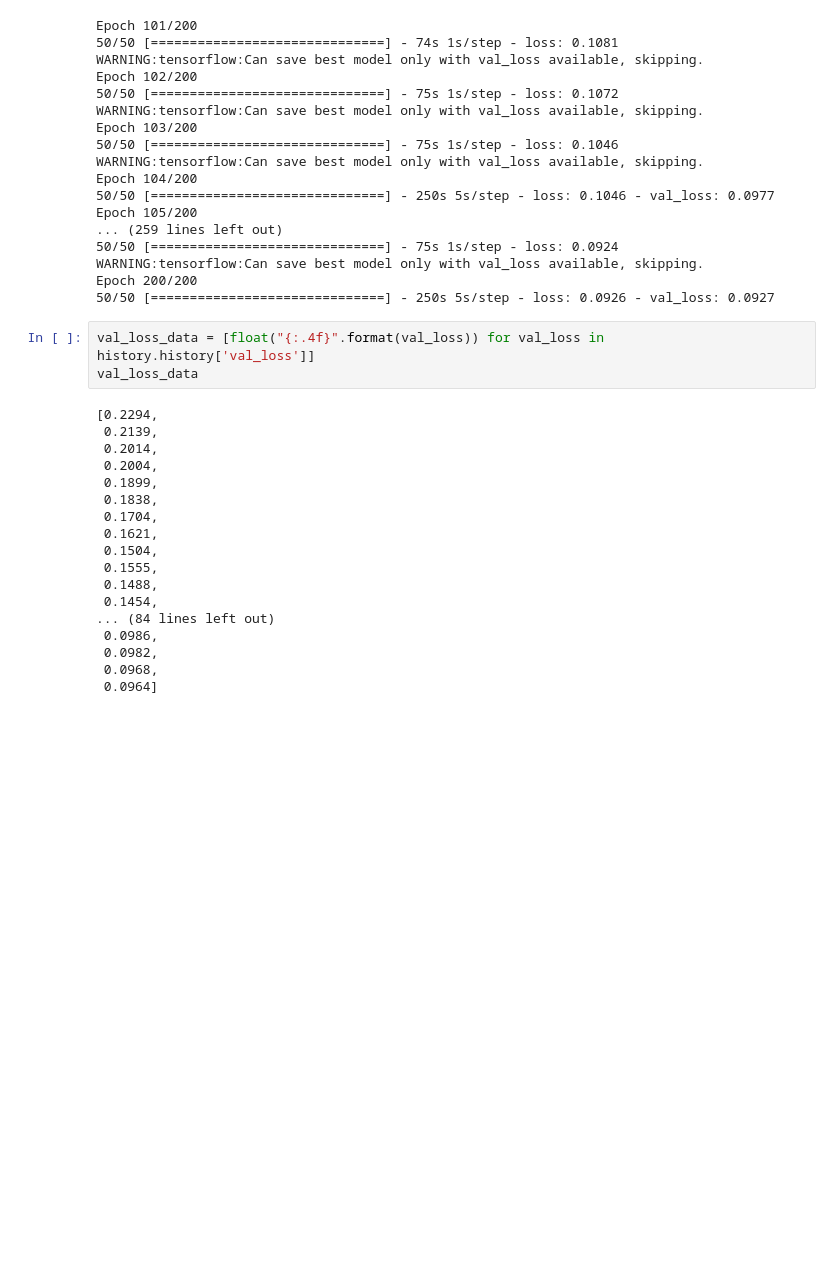
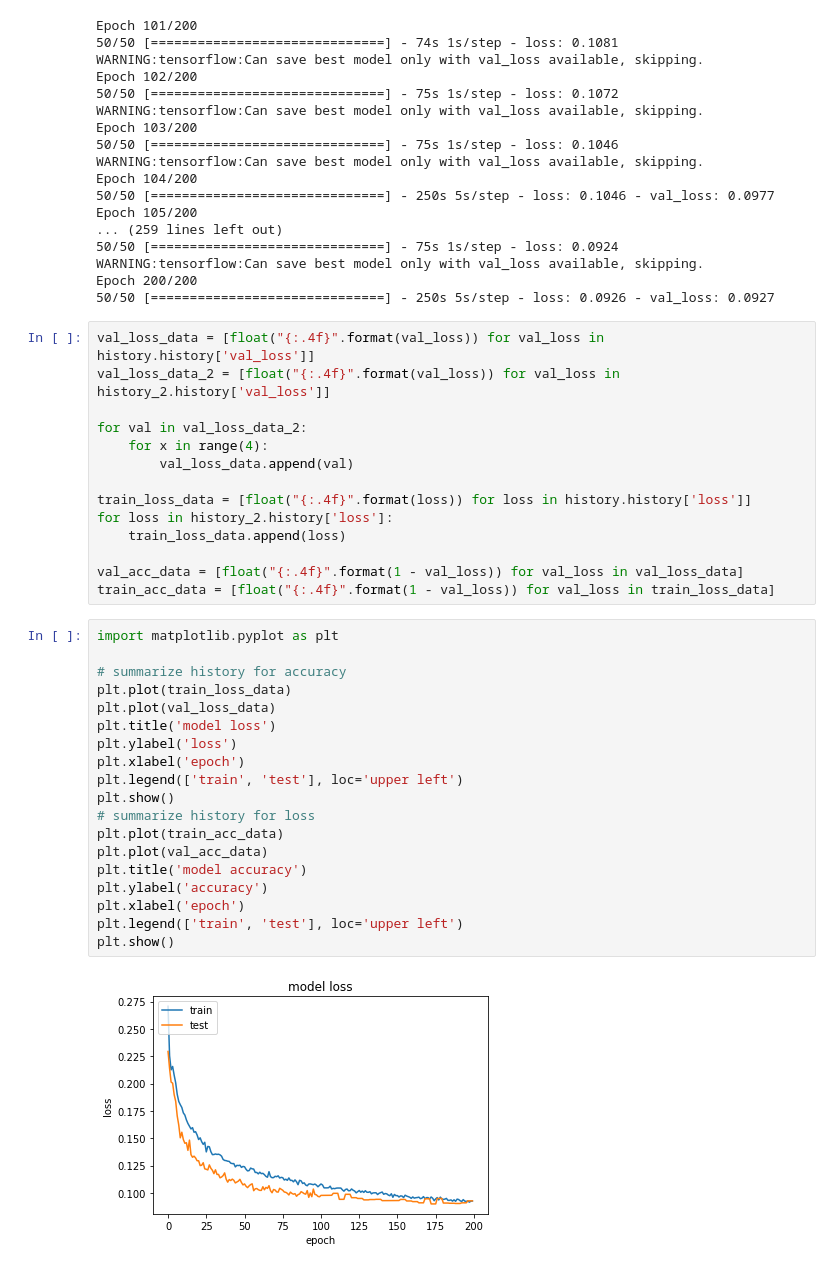
Before and after one commit to pranjalchanda08/Self-Driving-Car, a Jupyter notebook: train.ipynb, the cells around one changed output. Saved outputs shown, nothing was run; the diff lists cells and outputs as text; blank space fills up the shorter version.

Commit message:
Training success

```diff
--- a/train.ipynb
+++ b/train.ipynb
@@ -220,22 +220,36 @@ Epoch 200/200
 50/50 [==============================] - 250s 5s/step - loss: 0.0926 - val_loss: 0.0927
 # %%
 val_loss_data = [float("{:.4f}".format(val_loss)) for val_loss in history.history['val_loss']]
-val_loss_data
+val_loss_data_2 = [float("{:.4f}".format(val_loss)) for val_loss in history_2.history['val_loss']]
+
+for val in val_loss_data_2:
+    for x in range(4):
+        val_loss_data.append(val)
+
+train_loss_data = [float("{:.4f}".format(loss)) for loss in history.history['loss']]
+for loss in history_2.history['loss']:
+    train_loss_data.append(loss)
+
+val_acc_data = [float("{:.4f}".format(1 - val_loss)) for val_loss in val_loss_data]
+train_acc_data = [float("{:.4f}".format(1 - val_loss)) for val_loss in train_loss_data]
-# %% [output]
-[0.2294,
- 0.2139,
- 0.2014,
- 0.2004,
- 0.1899,
- 0.1838,
- 0.1704,
- 0.1621,
- 0.1504,
- 0.1555,
- 0.1488,
- 0.1454,
-... (84 lines left out)
- 0.0986,
- 0.0982,
- 0.0968,
- 0.0964]
+# %%
+import matplotlib.pyplot as plt
+
+# summarize history for accuracy
+plt.plot(train_loss_data)
+plt.plot(val_loss_data)
+plt.title('model loss')
+plt.ylabel('loss')
+plt.xlabel('epoch')
+plt.legend(['train', 'test'], loc='upper left')
+plt.show()
+# summarize history for loss
+plt.plot(train_acc_data)
+plt.plot(val_acc_data)
+plt.title('model accuracy')
+plt.ylabel('accuracy')
+plt.xlabel('epoch')
+plt.legend(['train', 'test'], loc='upper left')
+plt.show()
+# %% [output]
+[figure, added]
```
Also changed, not shown: parts of 1 cell of this notebook.
